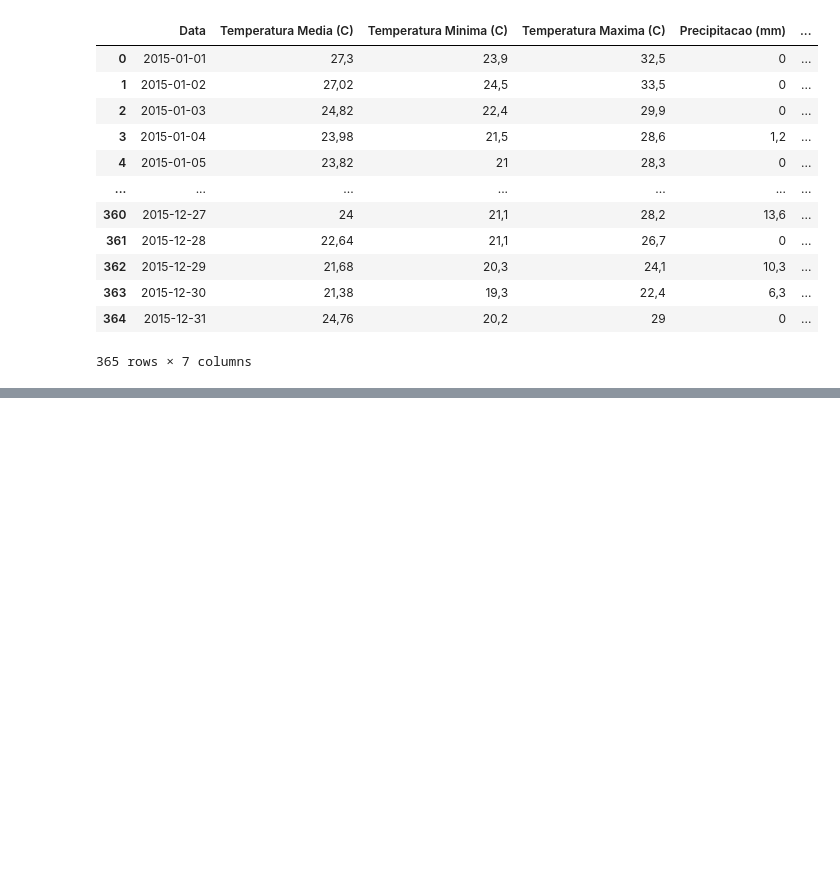
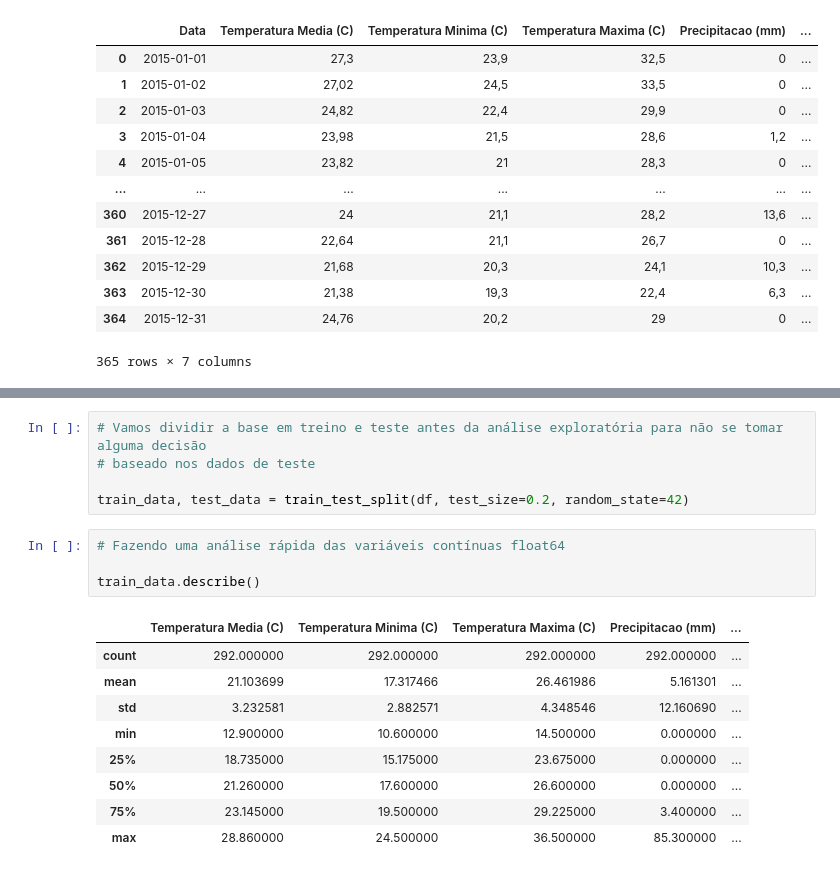
Before and after one commit to JPedroUNIVESP/Atividade2IFSP, a Jupyter notebook: D1AED_Atividade02.ipynb, the cells around one changed output, grey strips where cells are left out. Drawn from its saved outputs; the diff is of its cells as text; blank space fills up the shorter version.

```diff
--- a/D1AED_Atividade02.ipynb
+++ b/D1AED_Atividade02.ipynb
@@ -137,3 +149,22 @@ memory usage: 22.8+ KB
 | 2 | 2015-01-03 | 24.82 | 22.4 | 29.9 | 0.0 | ... |
 | 3 | 2015-01-04 | 23.98 | 21.5 | 28.6 | 1.2 | ... |
 | 4 | 2015-01-05 | 23.82 | 21.0 | 28.3 | 0.0 | ... |
+# %%
+# Vamos dividir a base em treino e teste antes da análise exploratória para não se tomar alguma decisão
+# baseado nos dados de teste
+
+train_data, test_data = train_test_split(df, test_size=0.2, random_state=42)
+# %%
+# Fazendo uma análise rápida das variáveis contínuas float64
+
+train_data.describe()
+# %% [output]
+|  | Temperatura Media (C) | Temperatura Minima (C) | Temperatura Maxima (C) | Precipitacao (mm) | ... |
+| count | 292.000000 | 292.000000 | 292.000000 | 292.000000 | ... |
+| mean | 21.103699 | 17.317466 | 26.461986 | 5.161301 | ... |
+| std | 3.232581 | 2.882571 | 4.348546 | 12.160690 | ... |
+| min | 12.900000 | 10.600000 | 14.500000 | 0.000000 | ... |
+| 25% | 18.735000 | 15.175000 | 23.675000 | 0.000000 | ... |
+| 50% | 21.260000 | 17.600000 | 26.600000 | 0.000000 | ... |
+| 75% | 23.145000 | 19.500000 | 29.225000 | 3.400000 | ... |
+| max | 28.860000 | 24.500000 | 36.500000 | 85.300000 | ... |
```
Also changed, not shown: parts of 7 cells of this notebook, 1 other file.
